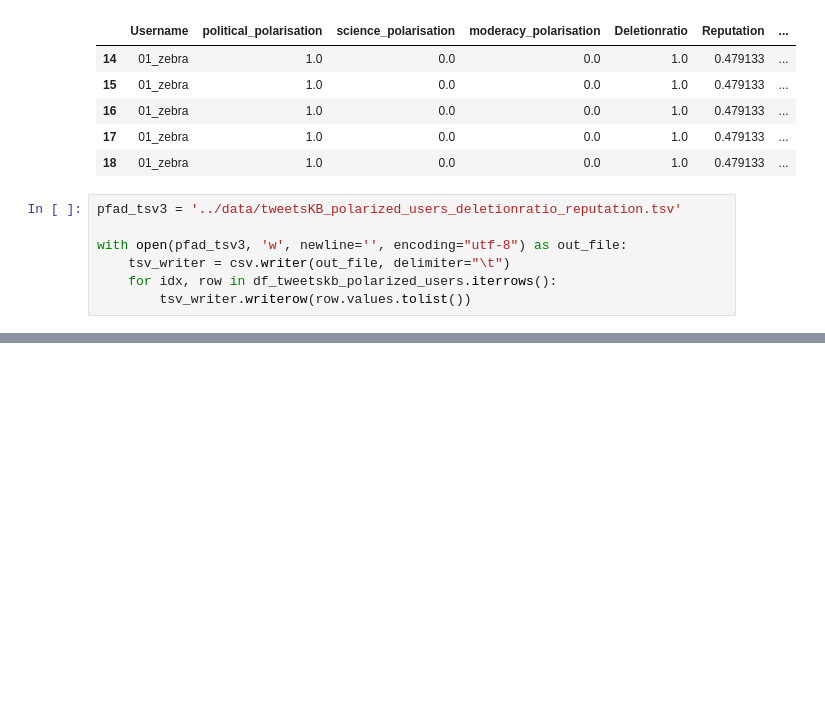
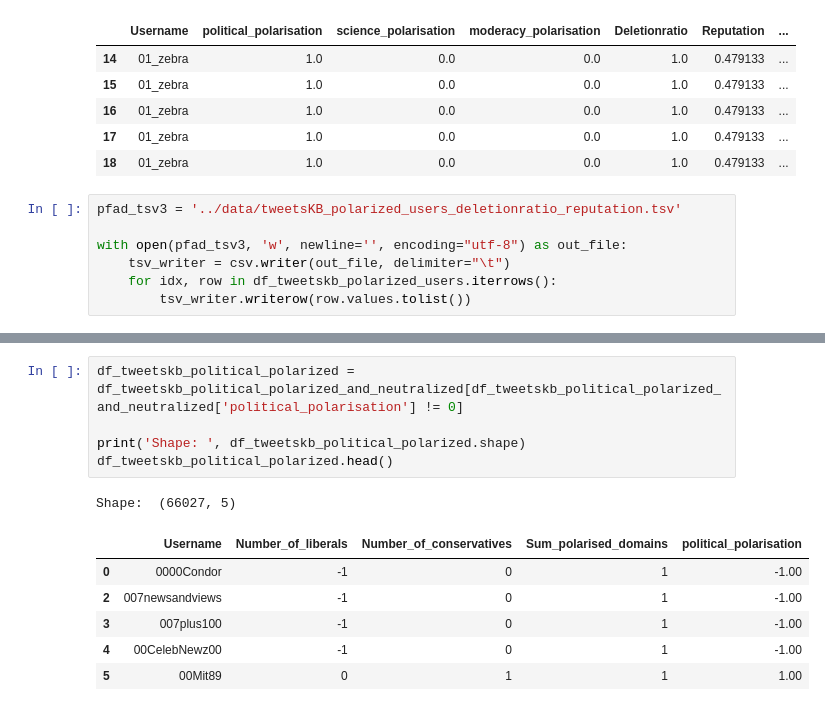
Before and after one commit to MoSamani/Deleted-Tweets, a Jupyter notebook: user_polarisiation/TweetsKB_tweets_of_polarised_users.ipynb, the cells around one changed output, grey strips where cells are left out. Cells and saved outputs as stored; diff of their text form; blank space fills up the shorter version.

```diff
--- a/user_polarisiation/TweetsKB_tweets_of_polarised_users.ipynb
+++ b/user_polarisiation/TweetsKB_tweets_of_polarised_users.ipynb
@@ -145,0 +167,13 @@ with open(pfad_tsv3, 'w', newline='', encoding="utf-8") as out_file:
+# %%
+df_tweetskb_political_polarized = df_tweetskb_political_polarized_and_neutralized[df_tweetskb_political_polarized_and_neutralized['political_polarisation'] != 0]
+
+print('Shape: ', df_tweetskb_political_polarized.shape)
+df_tweetskb_political_polarized.head()
+# %% [output]
+Shape:  (66027, 5)
+|  | Username | Number_of_liberals | Number_of_conservatives | Sum_polarised_domains | political_polarisation |
+| 0 | 0000Condor | -1 | 0 | 1 | -1.00 |
+| 2 | 007newsandviews | -1 | 0 | 1 | -1.00 |
+| 3 | 007plus100 | -1 | 0 | 1 | -1.00 |
+| 4 | 00CelebNewz00 | -1 | 0 | 1 | -1.00 |
+| 5 | 00Mit89 | 0 | 1 | 1 | 1.00 |
```
Also changed, not shown: parts of 12 cells of this notebook.
